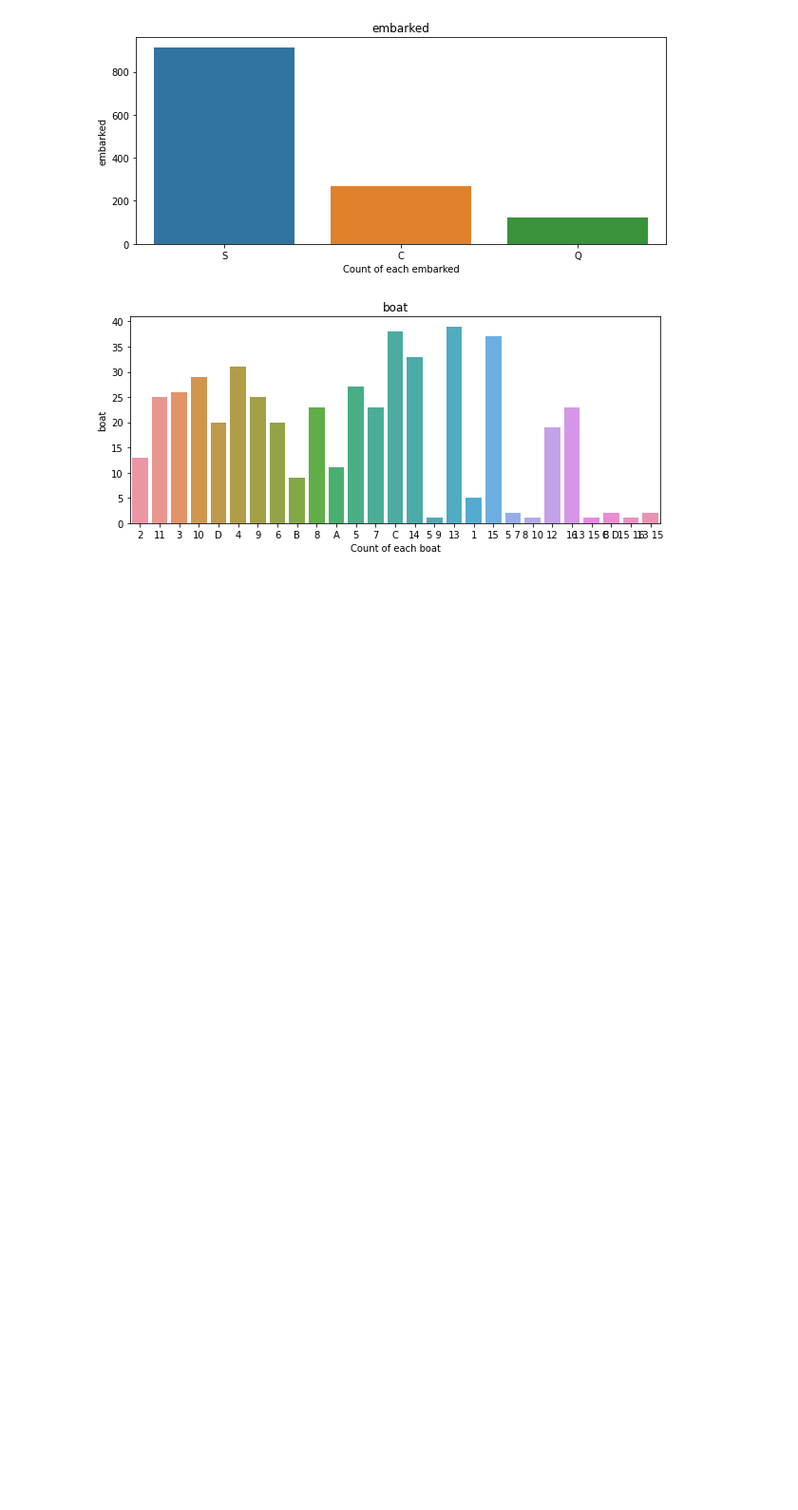
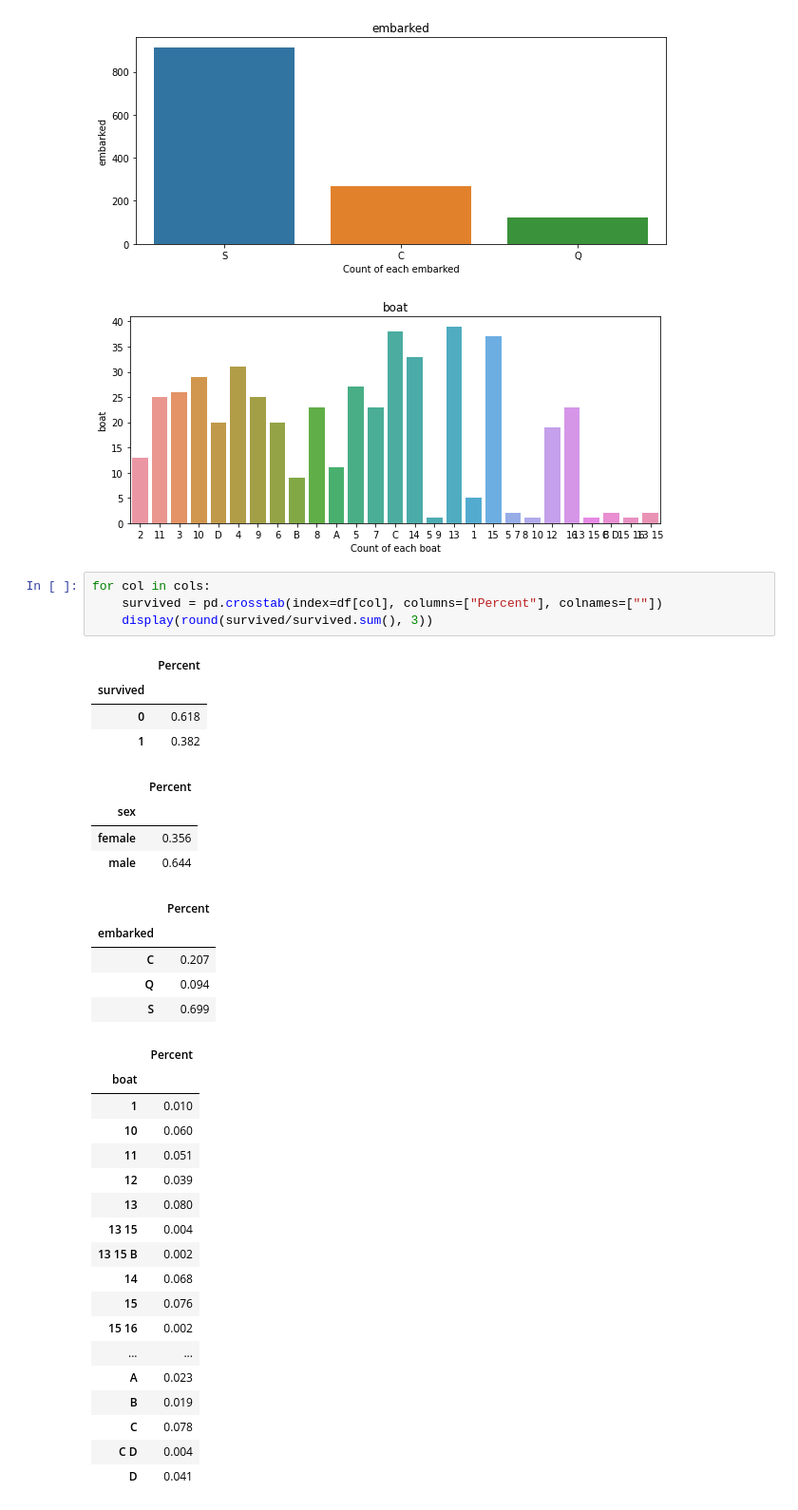
Before and after one commit to jtupitza-msft/edsp-mentoring-program, a Jupyter notebook: 01-Data-Profiling.ipynb, the cells around one changed output. Shown at 95% size. Drawn from its saved outputs; the diff is of its cells as text; blank space fills up the shorter version.

```diff
--- a/01-Data-Profiling.ipynb
+++ b/01-Data-Profiling.ipynb
@@ -246,3 +248,39 @@ for col in cols:
 [figure]
 [figure]
 [figure]
+# %%
+for col in cols:
+    survived = pd.crosstab(index=df[col], columns=["Percent"], colnames=[""])
+    display(round(survived/survived.sum(), 3))
+# %% [output]
+|  | Percent |
+| survived |  |
+| 0 | 0.618 |
+| 1 | 0.382 |
+|  | Percent |
+| sex |  |
+| female | 0.356 |
+| male | 0.644 |
+|  | Percent |
+| embarked |  |
+| C | 0.207 |
+| Q | 0.094 |
+| S | 0.699 |
+|  | Percent |
+| boat |  |
+| 1 | 0.010 |
+| 10 | 0.060 |
+| 11 | 0.051 |
+| 12 | 0.039 |
+| 13 | 0.080 |
+| 13 15 | 0.004 |
+| 13 15 B | 0.002 |
+| 14 | 0.068 |
+| 15 | 0.076 |
+| 15 16 | 0.002 |
+| ... | ... |
+| A | 0.023 |
+| B | 0.019 |
+| C | 0.078 |
+| C D | 0.004 |
+| D | 0.041 |
```
Also changed, not shown: parts of 11 cells of this notebook.
